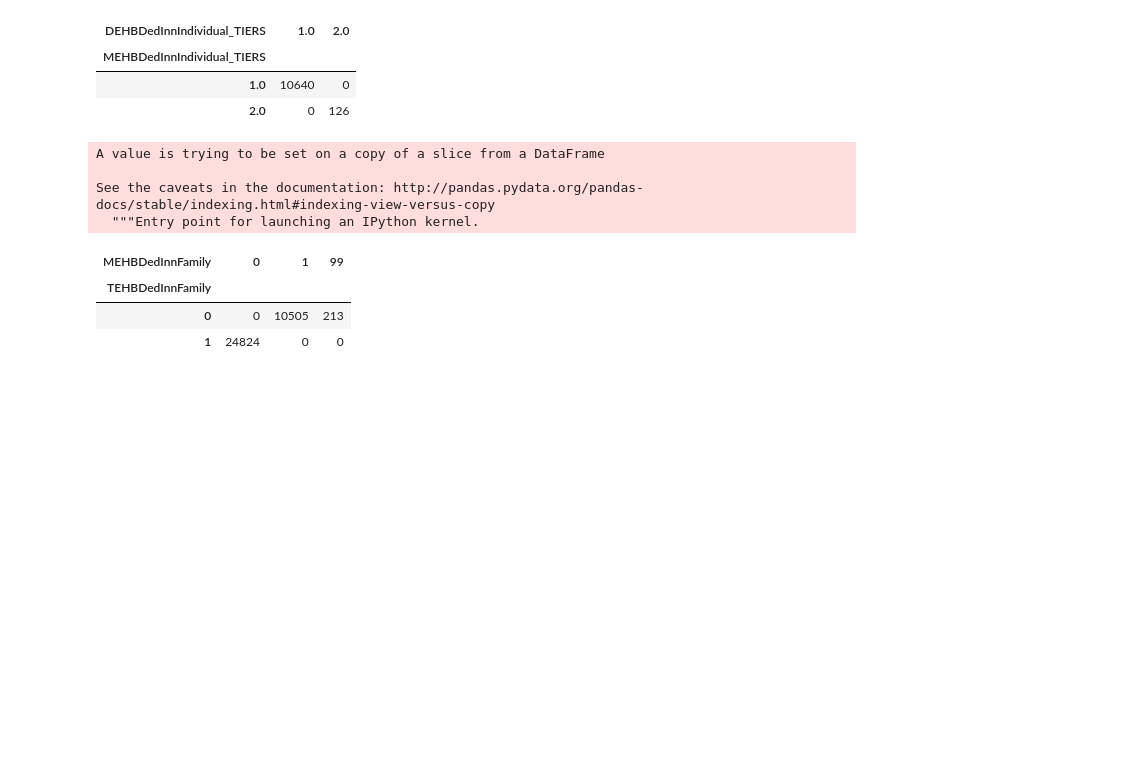
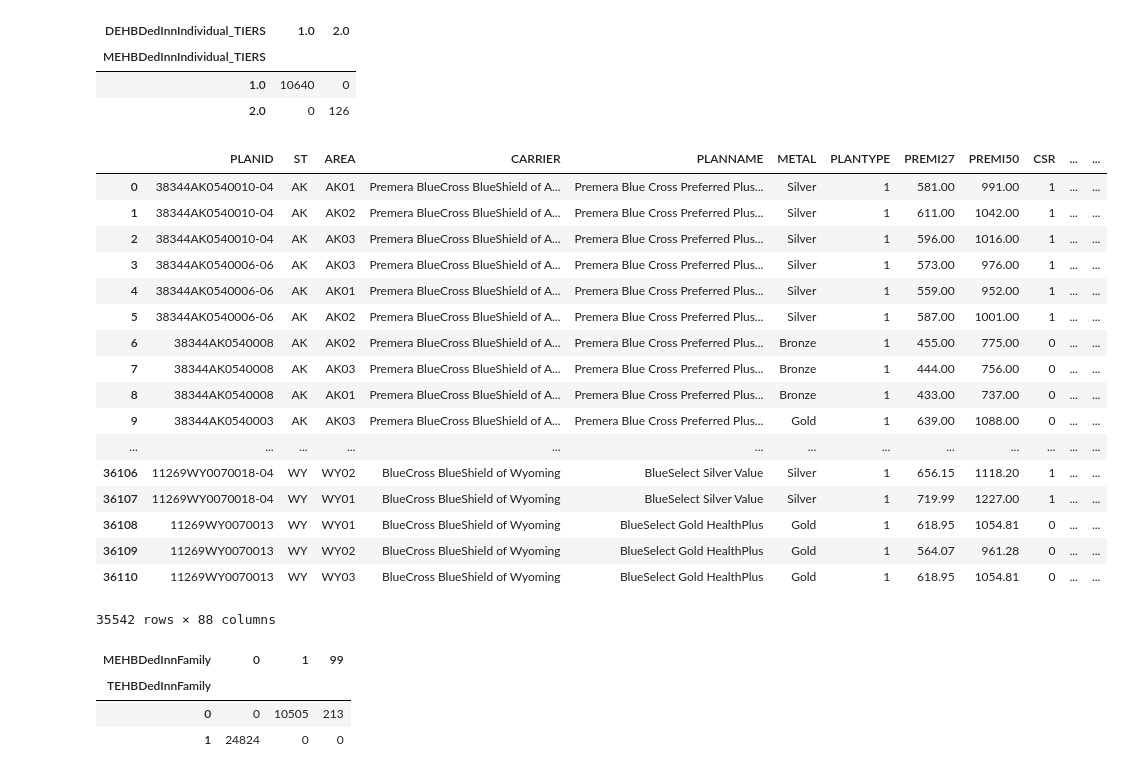
Before and after one commit to robin-wang/RWJFPlans, a Jupyter notebook: RWJF Plans Procesing.ipynb, the cells around one changed output. Cells and saved outputs as stored; diff of their text form; code cells hidden in the pictures; blank space fills up the shorter version.

```diff
--- a/RWJF Plans Procesing.ipynb
+++ b/RWJF Plans Procesing.ipynb
@@ -186,15 +200,42 @@ pd.crosstab(df.MEHBDedInnIndividual_TIERS, df.DEHBDedInnIndividual_TIERS)
 # %%
 #recode
 df['Type_Ded_INN_Ind'] = np.where(df['TEHBDedInnIndividual']==1, 1, 0)
+df['Tier_Ded_INN_Ind'] = np.where(df['Type_Ded_INN_Ind']==1,
+                                  df['TEHBDedInnIndividual_TIERS'],df['MEHBDedInnIndividual_TIERS'])
-# %%
-df['Tier_Ded_INN_Ind'] = df['MEHBDedInnIndividual_TIERS']
-# %%
-df['Tier_Ded_INN_Ind'][df['Type_Ded_INN_Ind']==1] = df['TEHBDedInnIndividual_TIERS']
-# %% [output]
-A value is trying to be set on a copy of a slice from a DataFrame
-
-See the caveats in the documentation: http://pandas.pydata.org/pandas-docs/stable/indexing.html#indexing-view-versus-copy
-  """Entry point for launching an IPython kernel.
+# %%
+def Harmonise_inn(col_benefit,type_var,n_tier,T1,T2,M1,M2,D1,D2):
+    df[col_benefit] = np.where(df[type_var]==1,
+                               np.where(df[n_tier] == 1,
+                                        df[T1],(df[T1]+df[T2]/2)),
+                               np.where(df[n_tier] == 1,
+                                       df[M1]+df[D1],
+                                       (df[M1]+df[M2]+df[D1]+df[D2])/2))
+    return df
+# %%
+#Individual In-Network Deductible(Test function)
+Harmonise_inn('A_Ded_INN_Ind','Type_Ded_INN_Ind','Tier_Ded_INN_Ind',
+             'TEHBDedInnTier1IndividualA','TEHBDedInnTier2IndividualA',
+             'MEHBDedInnTier1IndividualA','MEHBDedInnTier2IndividualA',
+             'DEHBDedInnTier1IndividualA','DEHBDedInnTier2IndividualA')
+# %% [output]
+|  | PLANID | ST | AREA | CARRIER | PLANNAME | METAL | PLANTYPE | PREMI27 | PREMI50 | CSR | ... | ... |
+| 0 | 38344AK0540010-04 | AK | AK01 | Premera BlueCross BlueShield of A... | Premera Blue Cross Preferred Plus... | Silver | 1 | 581.00 | 991.00 | 1 | ... | ... |
+| 1 | 38344AK0540010-04 | AK | AK02 | Premera BlueCross BlueShield of A... | Premera Blue Cross Preferred Plus... | Silver | 1 | 611.00 | 1042.00 | 1 | ... | ... |
+| 2 | 38344AK0540010-04 | AK | AK03 | Premera BlueCross BlueShield of A... | Premera Blue Cross Preferred Plus... | Silver | 1 | 596.00 | 1016.00 | 1 | ... | ... |
+| 3 | 38344AK0540006-06 | AK | AK03 | Premera BlueCross BlueShield of A... | Premera Blue Cross Preferred Plus... | Silver | 1 | 573.00 | 976.00 | 1 | ... | ... |
+| 4 | 38344AK0540006-06 | AK | AK01 | Premera BlueCross BlueShield of A... | Premera Blue Cross Preferred Plus... | Silver | 1 | 559.00 | 952.00 | 1 | ... | ... |
+| 5 | 38344AK0540006-06 | AK | AK02 | Premera BlueCross BlueShield of A... | Premera Blue Cross Preferred Plus... | Silver | 1 | 587.00 | 1001.00 | 1 | ... | ... |
+| 6 | 38344AK0540008 | AK | AK02 | Premera BlueCross BlueShield of A... | Premera Blue Cross Preferred Plus... | Bronze | 1 | 455.00 | 775.00 | 0 | ... | ... |
+| 7 | 38344AK0540008 | AK | AK03 | Premera BlueCross BlueShield of A... | Premera Blue Cross Preferred Plus... | Bronze | 1 | 444.00 | 756.00 | 0 | ... | ... |
+| 8 | 38344AK0540008 | AK | AK01 | Premera BlueCross BlueShield of A... | Premera Blue Cross Preferred Plus... | Bronze | 1 | 433.00 | 737.00 | 0 | ... | ... |
+| 9 | 38344AK0540003 | AK | AK03 | Premera BlueCross BlueShield of A... | Premera Blue Cross Preferred Plus... | Gold | 1 | 639.00 | 1088.00 | 0 | ... | ... |
+| ... | ... | ... | ... | ... | ... | ... | ... | ... | ... | ... | ... | ... |
+| 36106 | 11269WY0070018-04 | WY | WY02 | BlueCross BlueShield of Wyoming | BlueSelect Silver Value | Silver | 1 | 656.15 | 1118.20 | 1 | ... | ... |
+| 36107 | 11269WY0070018-04 | WY | WY01 | BlueCross BlueShield of Wyoming | BlueSelect Silver Value | Silver | 1 | 719.99 | 1227.00 | 1 | ... | ... |
+| 36108 | 11269WY0070013 | WY | WY01 | BlueCross BlueShield of Wyoming | BlueSelect Gold HealthPlus | Gold | 1 | 618.95 | 1054.81 | 0 | ... | ... |
+| 36109 | 11269WY0070013 | WY | WY02 | BlueCross BlueShield of Wyoming | BlueSelect Gold HealthPlus | Gold | 1 | 564.07 | 961.28 | 0 | ... | ... |
+| 36110 | 11269WY0070013 | WY | WY03 | BlueCross BlueShield of Wyoming | BlueSelect Gold HealthPlus | Gold | 1 | 618.95 | 1054.81 | 0 | ... | ... |
+35542 rows × 88 columns
 # %%
 pd.crosstab(df.TEHBDedInnFamily,df.MEHBDedInnFamily)
 # %% [output]
```
Also changed, not shown: parts of 33 cells of this notebook.
